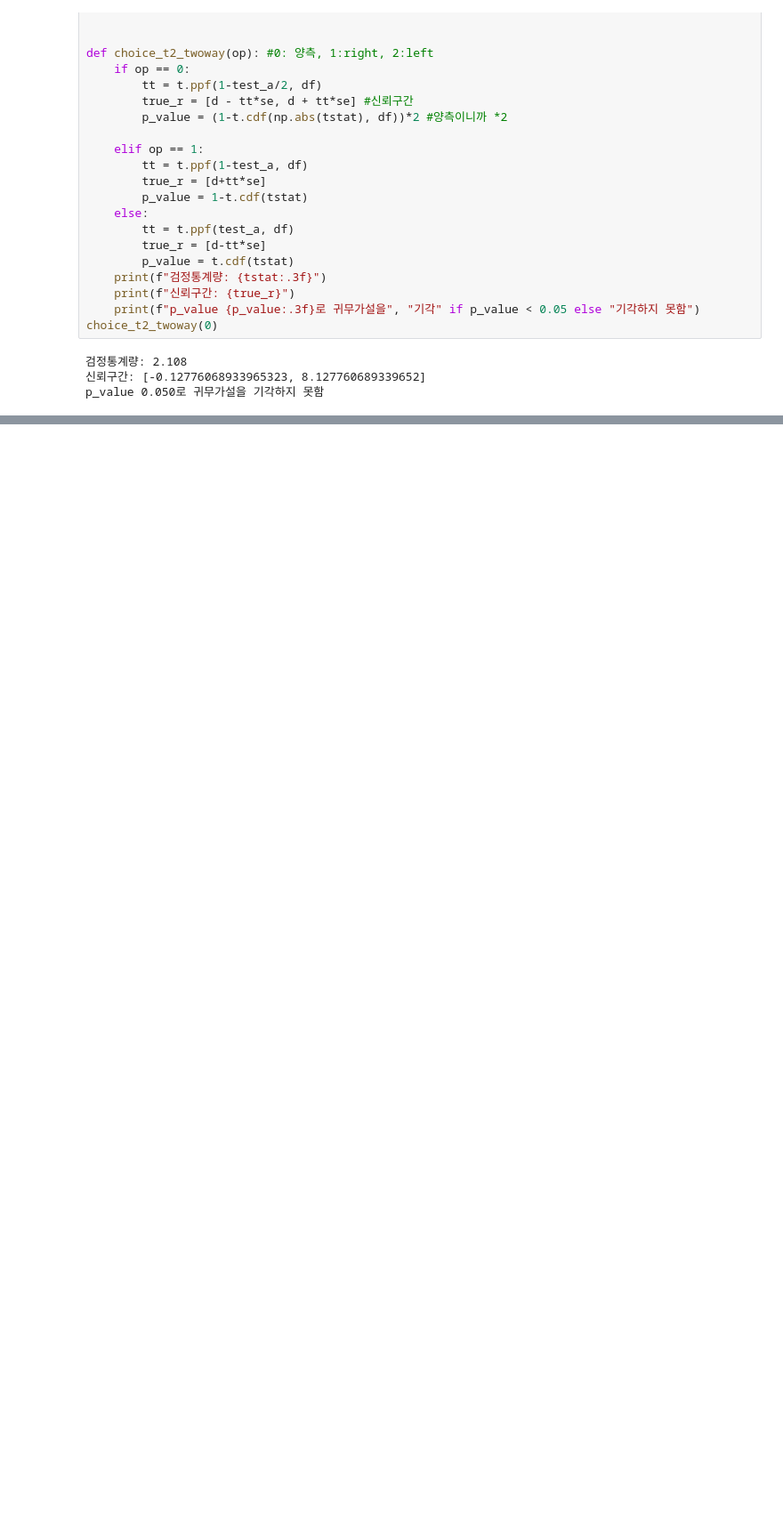
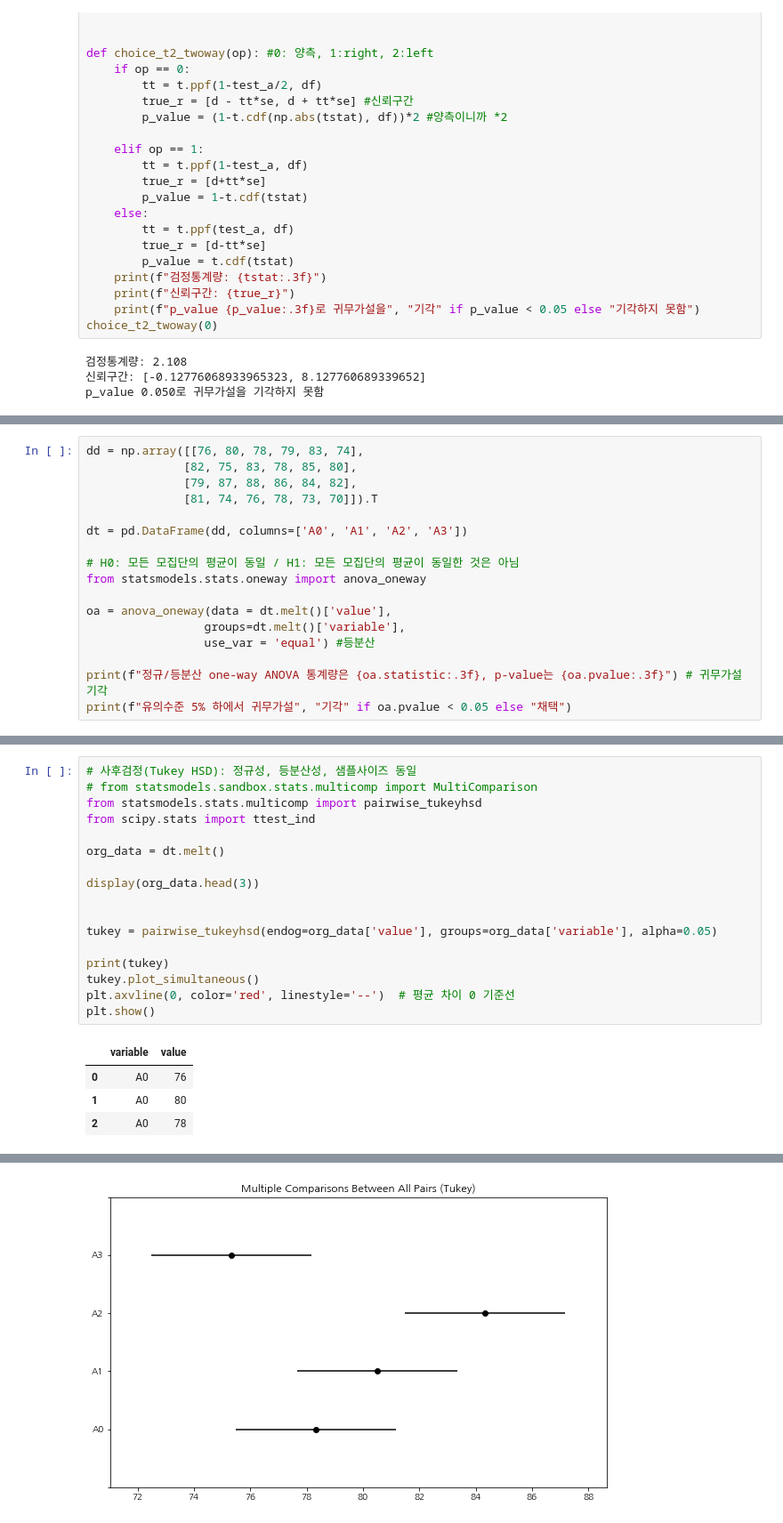
Before and after one commit to qiwerr1004/ADP_go, a Jupyter notebook: final/book/CHAP5.가설검정.ipynb, the cells around one changed output, grey strips where cells are left out. Shown: that part at 89% size. Drawn from its saved outputs; the diff is of its cells as text; blank space fills up the shorter version.

```diff
--- a/final/book/CHAP5.가설검정.ipynb
+++ b/final/book/CHAP5.가설검정.ipynb
@@ -456,0 +881,17 @@ se
+# %%
+dd = np.array([[76, 80, 78, 79, 83, 74],
+              [82, 75, 83, 78, 85, 80],
+              [79, 87, 88, 86, 84, 82],
+              [81, 74, 76, 78, 73, 70]]).T
+
+dt = pd.DataFrame(dd, columns=['A0', 'A1', 'A2', 'A3'])
+
+# H0: 모든 모집단의 평균이 동일 / H1: 모든 모집단의 평균이 동일한 것은 아님
+from statsmodels.stats.oneway import anova_oneway
+
+oa = anova_oneway(data = dt.melt()['value'],
+                 groups=dt.melt()['variable'],
+                 use_var = 'equal') #등분산
+
+print(f"정규/등분산 one-way ANOVA 통계량은 {oa.statistic:.3f}, p-value는 {oa.pvalue:.3f}") # 귀무가설 기각
+print(f"유의수준 5% 하에서 귀무가설", "기각" if oa.pvalue < 0.05 else "채택")
@@ -456,0 +901,22 @@ se
+# %%
+# 사후검정(Tukey HSD): 정규성, 등분산성, 샘플사이즈 동일
+# from statsmodels.sandbox.stats.multicomp import MultiComparison
+from statsmodels.stats.multicomp import pairwise_tukeyhsd
+from scipy.stats import ttest_ind
+
+org_data = dt.melt()
+
+display(org_data.head(3))
+
+
+tukey = pairwise_tukeyhsd(endog=org_data['value'], groups=org_data['variable'], alpha=0.05)
+
+print(tukey)
+tukey.plot_simultaneous()
+plt.axvline(0, color='red', linestyle='--')  # 평균 차이 0 기준선
+plt.show()
+# %% [output]
+|  | variable | value |
+| 0 | A0 | 76 |
+| 1 | A0 | 80 |
+| 2 | A0 | 78 |
@@ -456,0 +934 @@ se
+[figure, added]
```
Also changed, not shown: parts of 43 cells of this notebook.
